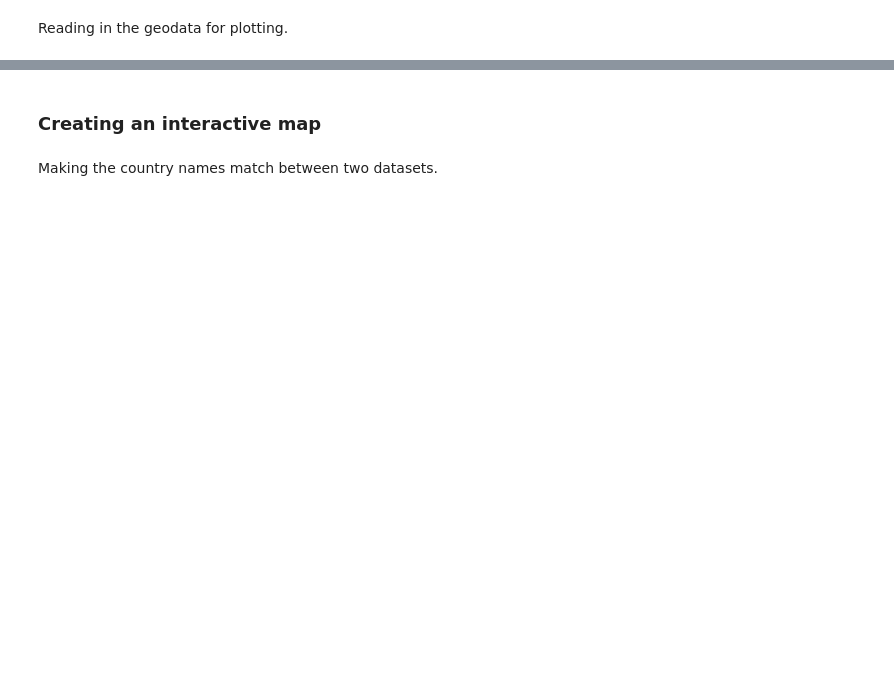
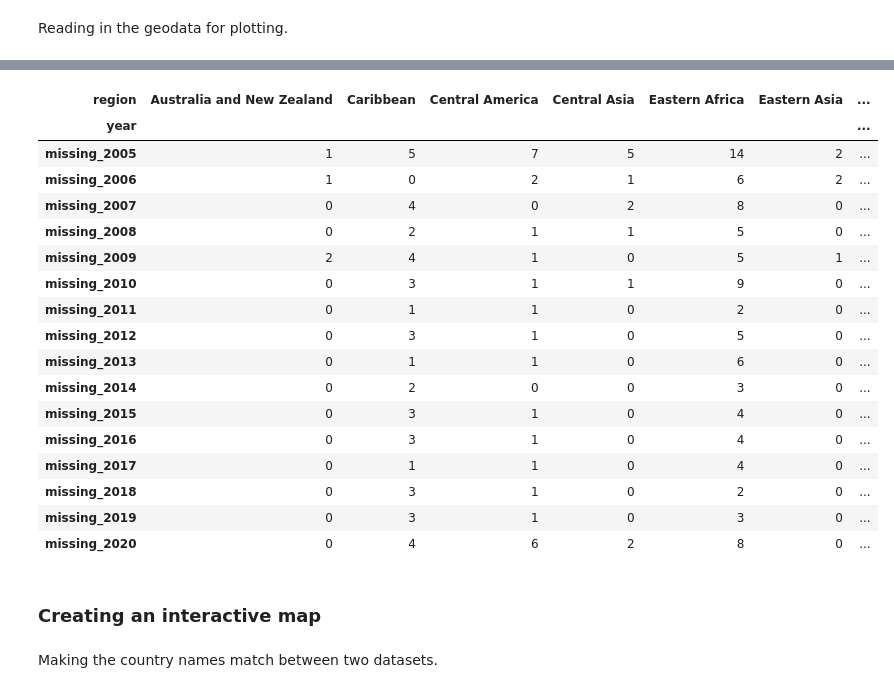
Before and after one commit to khtamkivi/DDS_project_2023, a Jupyter notebook: EDA_Karl.ipynb, the cells around one changed output, grey strips where cells are left out. Drawn from its saved outputs; the diff is of its cells as text; code cells hidden in the pictures; blank space fills up the shorter version.

```diff
--- a/EDA_Karl.ipynb
+++ b/EDA_Karl.ipynb
@@ -55,3 +173,28 @@ countries.head()
+# %%
+years_missing_df_grouped_reg = years_missing_df_long.groupby(['year', 'region']).sum().reset_index()
+
+years_missing_df_pivot_reg = years_missing_df_grouped_reg.pivot(index='year', columns='region', values='missing')
+# %%
+years_missing_df_pivot_reg
+# %% [output]
+| region | Australia and New Zealand | Caribbean | Central America | Central Asia | Eastern Africa | Eastern Asia | ... |
+| year |  |  |  |  |  |  | ... |
+| missing_2005 | 1 | 5 | 7 | 5 | 14 | 2 | ... |
+| missing_2006 | 1 | 0 | 2 | 1 | 6 | 2 | ... |
+| missing_2007 | 0 | 4 | 0 | 2 | 8 | 0 | ... |
+| missing_2008 | 0 | 2 | 1 | 1 | 5 | 0 | ... |
+| missing_2009 | 2 | 4 | 1 | 0 | 5 | 1 | ... |
+| missing_2010 | 0 | 3 | 1 | 1 | 9 | 0 | ... |
+| missing_2011 | 0 | 1 | 1 | 0 | 2 | 0 | ... |
+| missing_2012 | 0 | 3 | 1 | 0 | 5 | 0 | ... |
+| missing_2013 | 0 | 1 | 1 | 0 | 6 | 0 | ... |
+| missing_2014 | 0 | 2 | 0 | 0 | 3 | 0 | ... |
+| missing_2015 | 0 | 3 | 1 | 0 | 4 | 0 | ... |
+| missing_2016 | 0 | 3 | 1 | 0 | 4 | 0 | ... |
+| missing_2017 | 0 | 1 | 1 | 0 | 4 | 0 | ... |
+| missing_2018 | 0 | 3 | 1 | 0 | 2 | 0 | ... |
+| missing_2019 | 0 | 3 | 1 | 0 | 3 | 0 | ... |
+| missing_2020 | 0 | 4 | 6 | 2 | 8 | 0 | ... |
 # %% [markdown]
 ### Creating an interactive map
 # %% [markdown]
```
Also changed, not shown: parts of 29 cells of this notebook.
